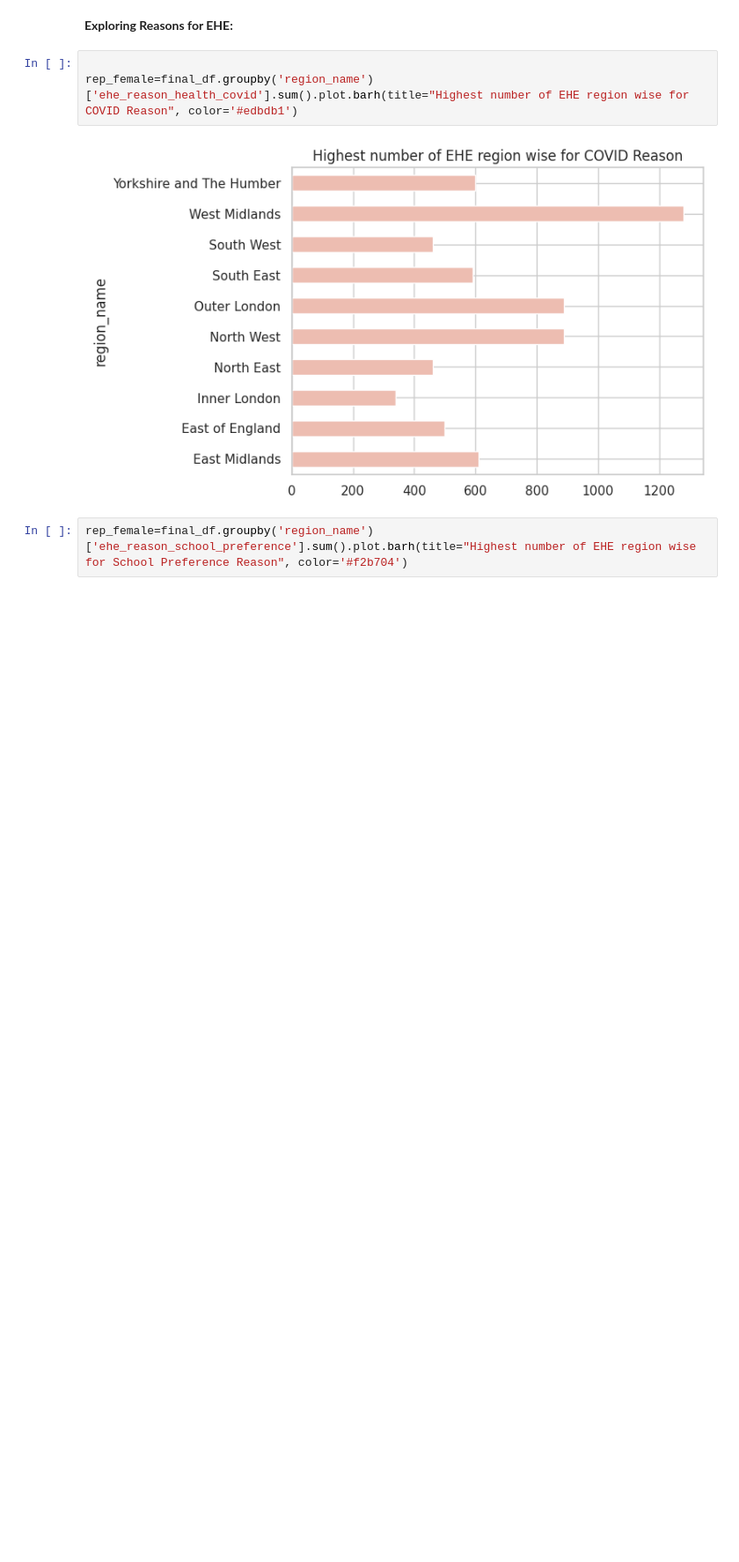
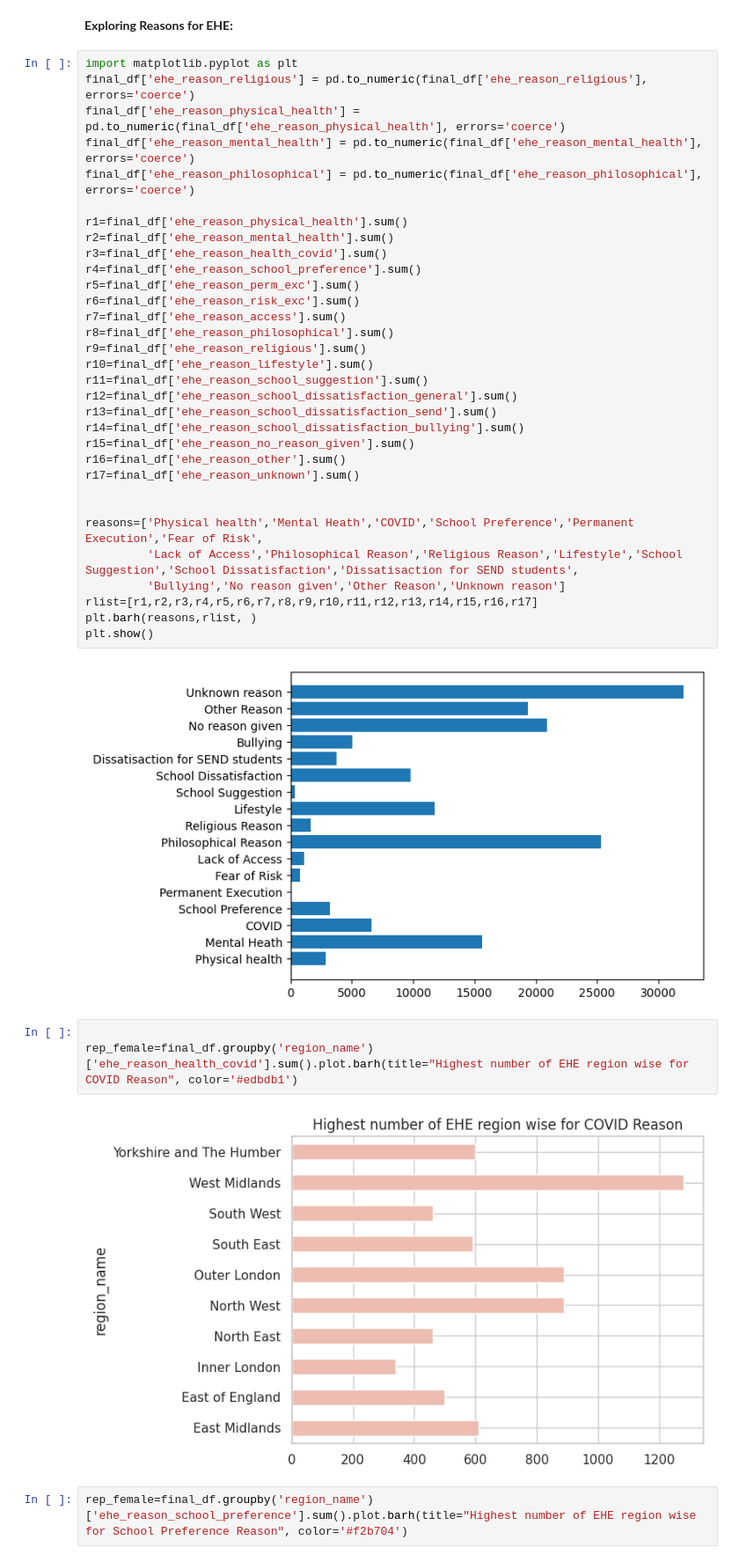
Before and after one commit to mashalshaikh95/Elective_Home_Education_UK, a Jupyter notebook: Homeschooling_UK.ipynb, the cells around one changed output. Shown: that part at 88% size. Drawn from its saved outputs; the diff is of its cells as text; blank space fills up the shorter version.

```diff
--- a/Homeschooling_UK.ipynb
+++ b/Homeschooling_UK.ipynb
@@ -191,6 +190,40 @@ fig.show()
 [interactive output not drawn]
 # %% [markdown]
 **Exploring Reasons for EHE:**
+# %%
+import matplotlib.pyplot as plt
+final_df['ehe_reason_religious'] = pd.to_numeric(final_df['ehe_reason_religious'], errors='coerce')
+final_df['ehe_reason_physical_health'] = pd.to_numeric(final_df['ehe_reason_physical_health'], errors='coerce')
+final_df['ehe_reason_mental_health'] = pd.to_numeric(final_df['ehe_reason_mental_health'], errors='coerce')
+final_df['ehe_reason_philosophical'] = pd.to_numeric(final_df['ehe_reason_philosophical'], errors='coerce')
+
+r1=final_df['ehe_reason_physical_health'].sum()
+r2=final_df['ehe_reason_mental_health'].sum()
+r3=final_df['ehe_reason_health_covid'].sum()
+r4=final_df['ehe_reason_school_preference'].sum()
+r5=final_df['ehe_reason_perm_exc'].sum()
+r6=final_df['ehe_reason_risk_exc'].sum()
+r7=final_df['ehe_reason_access'].sum()
+r8=final_df['ehe_reason_philosophical'].sum()
+r9=final_df['ehe_reason_religious'].sum()
+r10=final_df['ehe_reason_lifestyle'].sum()
+r11=final_df['ehe_reason_school_suggestion'].sum()
+r12=final_df['ehe_reason_school_dissatisfaction_general'].sum()
+r13=final_df['ehe_reason_school_dissatisfaction_send'].sum()
+r14=final_df['ehe_reason_school_dissatisfaction_bullying'].sum()
+r15=final_df['ehe_reason_no_reason_given'].sum()
+r16=final_df['ehe_reason_other'].sum()
+r17=final_df['ehe_reason_unknown'].sum()
+
+
+reasons=['Physical health','Mental Heath','COVID','School Preference','Permanent Execution','Fear of Risk',
+         'Lack of Access','Philosophical Reason','Religious Reason','Lifestyle','School Suggestion','School Dissatisfaction','Dissatisaction for SEND students',
+         'Bullying','No reason given','Other Reason','Unknown reason']
+rlist=[r1,r2,r3,r4,r5,r6,r7,r8,r9,r10,r11,r12,r13,r14,r15,r16,r17]
+plt.barh(reasons,rlist, )
+plt.show()
+# %% [output]
+[figure, added]
 # %%
 
 rep_female=final_df.groupby('region_name')['ehe_reason_health_covid'].sum().plot.barh(title="Highest number of EHE region wise for COVID Reason", color='#edbdb1')
```
Also changed, not shown: parts of 3 cells of this notebook.
